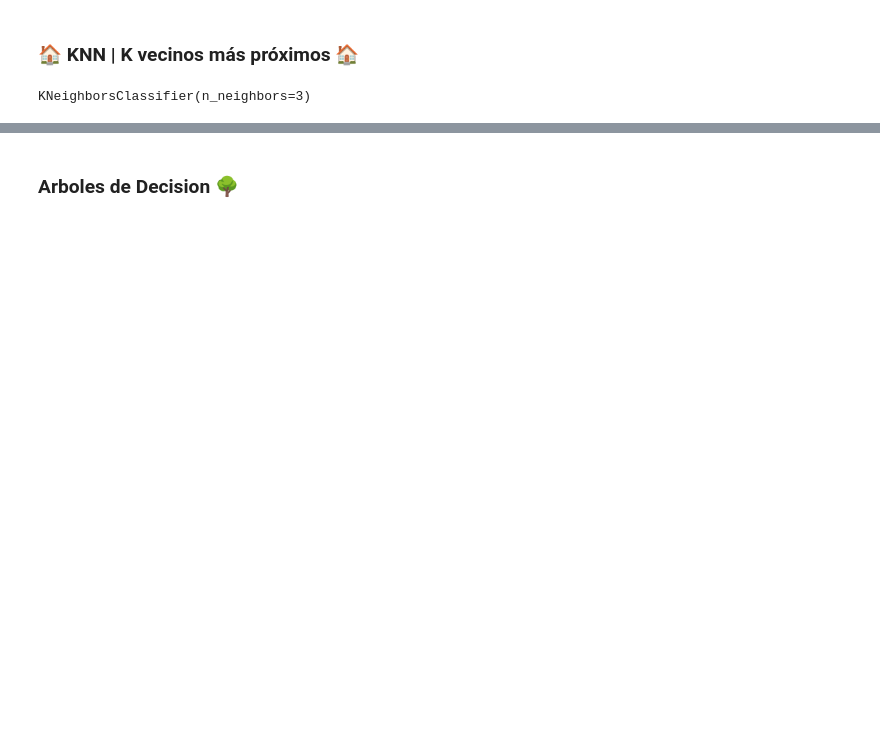
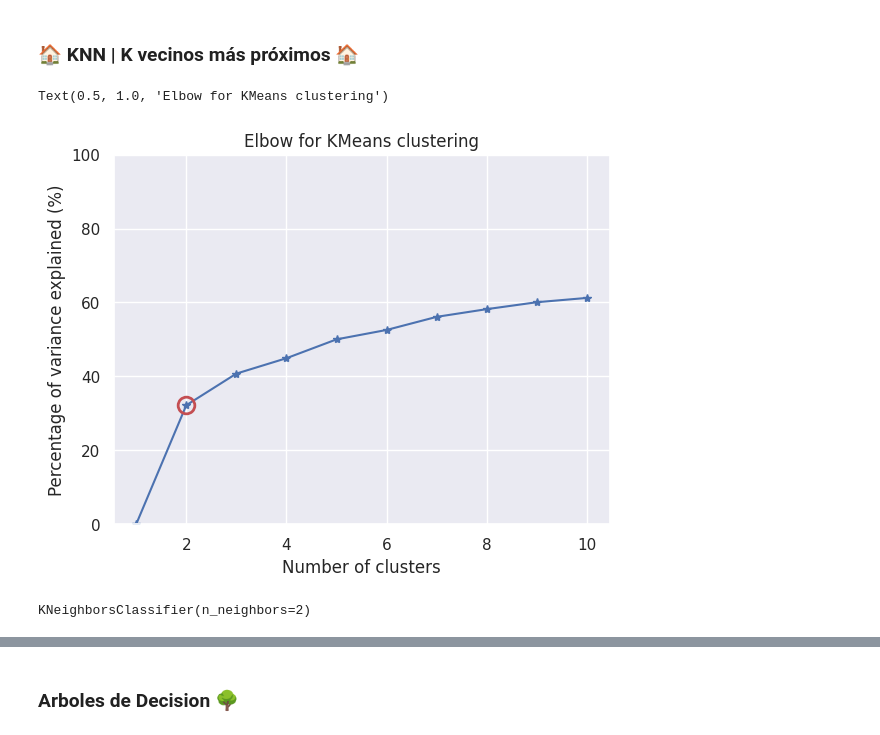
Before and after one commit to C0SS10/AI4ENG-II, a Jupyter notebook: Breast-Cancer-Wisconsin-Modelado.ipynb, the cells around one changed output, grey strips where cells are left out. Saved outputs shown, nothing was run; the diff lists cells and outputs as text; code cells hidden in the pictures; blank space fills up the shorter version.

```diff
--- a/Breast-Cancer-Wisconsin-Modelado.ipynb
+++ b/Breast-Cancer-Wisconsin-Modelado.ipynb
@@ -209,13 +189,55 @@ from sklearn.neighbors import KNeighborsClassifier
 scaler = StandardScaler()
 X_train = scaler.fit_transform(X_train)
 X_test = scaler.transform(X_test)
+# %%
+import numpy as np
+from scipy.cluster.vq import kmeans
+from scipy.spatial.distance import cdist,pdist
+from sklearn import datasets
+from matplotlib import pyplot as plt
+from matplotlib import cm
+
+##### cluster data into K=1..20 clusters #####
+K_MAX = 10
+KK = range(1,K_MAX+1)
+
+X = X_train
+
+KM = [kmeans(X,k) for k in KK]
+centroids = [cent for (cent,var) in KM]
+D_k = [cdist(X, cent, 'euclidean') for cent in centroids]
+cIdx = [np.argmin(D,axis=1) for D in D_k]
+dist = [np.min(D,axis=1) for D in D_k]
+
+tot_withinss = [sum(d**2) for d in dist]  # Total within-cluster sum of squares
+totss = sum(pdist(X)**2)/X.shape[0]       # The total sum of squares
+betweenss = totss - tot_withinss          # The between-cluster sum of squares
+
+##### plots #####
+kIdx = 1        # K=10
+mrk = 'os^p<dvh8>+x.'
+
+# elbow curve
+fig = plt.figure()
+ax = fig.add_subplot(111)
+ax.plot(KK, betweenss/totss*100, 'b*-')
+ax.plot(KK[kIdx], betweenss[kIdx]/totss*100, marker='o', markersize=12,
+    markeredgewidth=2, markeredgecolor='r', markerfacecolor='None')
+ax.set_ylim((0,100))
+plt.grid(True)
+plt.xlabel('Number of clusters')
+plt.ylabel('Percentage of variance explained (%)')
+plt.title('Elbow for KMeans clustering')
+# %% [output]
+Text(0.5, 1.0, 'Elbow for KMeans clustering')
+[figure, added]
 # %%
-# Crear una instancia del modelo KNN
-knn = KNeighborsClassifier(n_neighbors=3)  # Con validación cruzada vimos que con un K = 3 tenemos buen accuracy, consideramos que es suficientemente bueno para no ir por Ks mayores
+# Crear una instancia del modelo KNN, con K = 2
+knn = KNeighborsClassifier(n_neighbors=2)
 
 # Entrenar el modelo
 knn.fit(X_train, y_train)
 # %% [output]
-KNeighborsClassifier(n_neighbors=3)
+KNeighborsClassifier(n_neighbors=2)
 # %%
 # Predecir las etiquetas para el conjunto de datos de prueba
```
Also changed, not shown: parts of 33 cells of this notebook.
